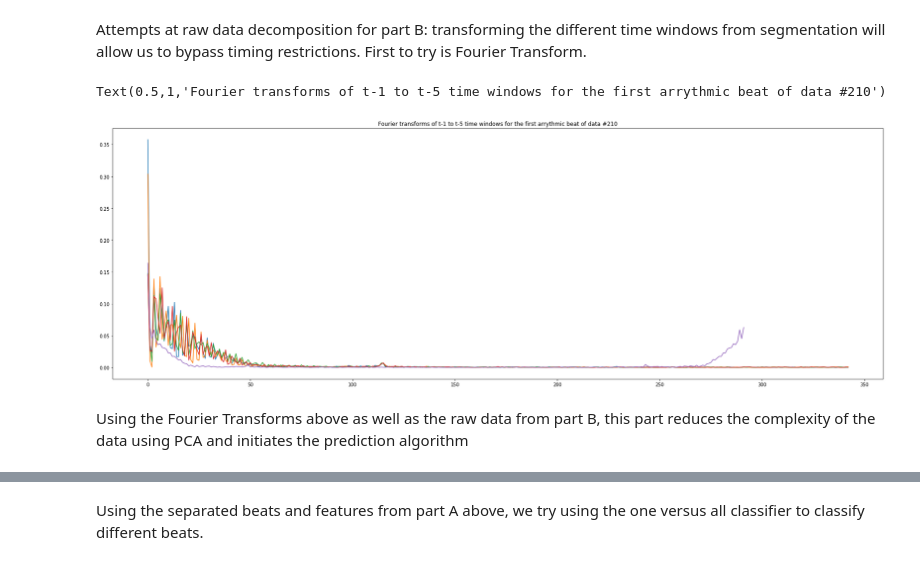
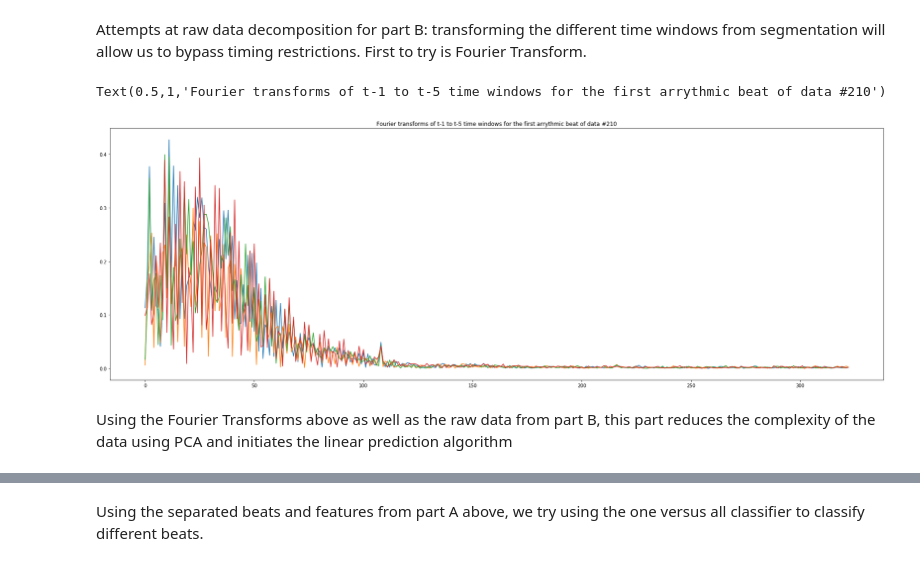
Before and after one commit to chandra-natarajan/TeamExplore, a Jupyter notebook: Workshopv2.ipynb, the cells around one changed output, grey strips where cells are left out. Drawn from its saved outputs; the diff is of its cells as text; code cells hidden in the pictures.

```diff
--- a/Workshopv2.ipynb
+++ b/Workshopv2.ipynb
@@ -39,23 +54,28 @@ Finding Peaks. This part utilizes the gqrs function in wfdb to find R peaks. Ann
 datanumb=31  #which data set to look at
 
 # Use the gqrs algorithm to detect qrs locations in the first channel
+search_radius=[]
+qrs_inds=[]
+peak_inds=[]
+hrs=[]
 min_bpm = 20
 max_bpm = 230
 #min_gap = record.fs * 60 / min_bpm
 # Use the maximum possible bpm as the search radius
-search_radius = int(recordall[datanumb].fs * 60 / max_bpm)
-qrs_inds = processing.gqrs_detect(sig=pchannel[datanumb], fs=recordall[datanumb].fs)
-peak_inds = processing.correct_peaks(pchannel[datanumb], peak_inds=qrs_inds,
-                                               search_radius=search_radius, smooth_window_size=100)
-hrs = processing.compute_hr(sig_len=pchannel[datanumb].shape[0], qrs_inds=peak_inds, fs=recordall[datanumb].fs) #find heart beat for later feature extraction
 
-print('Gqrs detected peak indices:', sorted(peak_inds))
+for i in range(len(recordall)):
+    search_radius.append(int(recordall[i].fs * 60 / max_bpm))
+    qrs_inds.append(processing.gqrs_detect(sig=pchannel[i], fs=recordall[i].fs))
+    peak_inds.append(processing.correct_peaks(pchannel[i], peak_inds=qrs_inds[i], search_radius=search_radius[i], smooth_window_size=100))
+    hrs.append(processing.compute_hr(sig_len=pchannel[i].shape[0], qrs_inds=peak_inds[i], fs=recordall[i].fs)) #find heart beat for later feature extraction
+
+print('Example of Gqrs detected peak indices:', sorted(peak_inds[datanumb]))
 
 wf.plot_wfdb(record=recordall[datanumb], annotation = annall[datanumb], title='Record '+file_nums[datanumb]+' from MITBIH', plot_sym=True, time_units='seconds', figsize=(30,20))
 plt.figure(figsize=(30,10))
 plt.plot(pchannel[datanumb], color='#3979f0', label='Signal')
-plt.plot(peak_inds, pchannel[datanumb][peak_inds], 'rx', marker='x', color='#8A2BE2', label='Peak', markersize=12)
-plt.title('Record '+file_nums[datanumb]+' with identified R peaks')
+plt.plot(peak_inds[datanumb], pchannel[datanumb][peak_inds[datanumb]], 'rx', marker='x', color='#8A2BE2', label='Peak', markersize=12)
+plt.title('Example plot of record '+file_nums[datanumb]+' with identified R peaks')
 plt.xlabel('Time (ms)')
 plt.ylabel('ECG (mV)')
 plt.tick_params('y')
@@ -253,34 +305,36 @@ Attempts at raw data decomposition for part B: transforming the different time w
 # %%
 #Fourier transform of normalt raw data windows
 fnormalt1=[]
 fnormalt2=[]
 fnormalt3=[]
 fnormalt4=[]
 fnormalt5=[]
 
 N = len(normalt1[0]) #number of sample points
 
-for i in range(len(normalt1)):
-    fnormalt1.append(fft(normalt1[i]))
-    fnormalt2.append(fft(normalt2[i]))
-    fnormalt3.append(fft(normalt3[i]))
-    fnormalt4.append(fft(normalt4[i]))
-    fnormalt5.append(fft(normalt5[i]))
-
+for i in range(len(normalt5)):
+    try:
+        fnormalt1.append(fft(normalt1[i])) #Fourier transform of all data
+        fnormalt2.append(fft(normalt2[i]))
+        fnormalt3.append(fft(normalt3[i]))
+        fnormalt4.append(fft(normalt4[i]))
+        fnormalt5.append(fft(normalt5[i]))
+    except ValueError:
+        pass
 plt.figure(figsize=(30,10))
 plt.plot(2.0/N * np.abs(fnormalt1[0][:N//2]))
 plt.plot(2.0/N * np.abs(fnormalt2[0][:N//2]))
 plt.plot(2.0/N * np.abs(fnormalt3[0][:N//2]))
 plt.plot(2.0/N * np.abs(fnormalt4[0][:N//2]))
-plt.plot(2.0/N * np.abs(fnormalt5[0][:N//2]))
+#plt.plot(2.0/N * np.abs(fnormalt5[0][:N//2]))
 plt.title('Fourier transforms of t-1 to t-5 time windows for the first arrythmic beat of data #'+file_nums[datanumb])
 
 #widths = np.arange(1, 31)
 #cwtmatr = signal.cwt(normalt1[dat], signal.ricker, widths)
 #plt.figure(figsize=(30,10))
 #plt.imshow(cwtmatr, extent=[-1, 1, 1, 31], cmap='PRGn', aspect='auto', vmax=abs(cwtmatr).max(), vmin=-abs(cwtmatr).max())
 # %% [output]
 Text(0.5,1,'Fourier transforms of t-1 to t-5 time windows for the first arrythmic beat of data #210')
-[figure, old version]
+[figure, new version]
 # %% [markdown]
-Using the Fourier Transforms above as well as the raw data from part B, this part reduces the complexity of the data using PCA and initiates the prediction algorithm
+Using the Fourier Transforms above as well as the raw data from part B, this part reduces the complexity of the data using PCA and initiates the linear prediction algorithm
```
Also changed, not shown: parts of 11 cells of this notebook, 1 other file.
